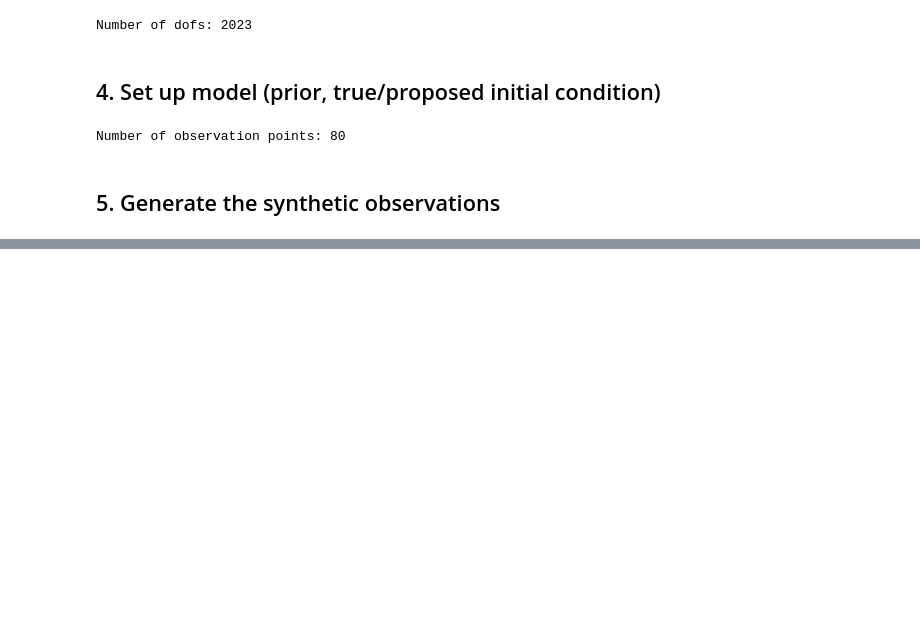
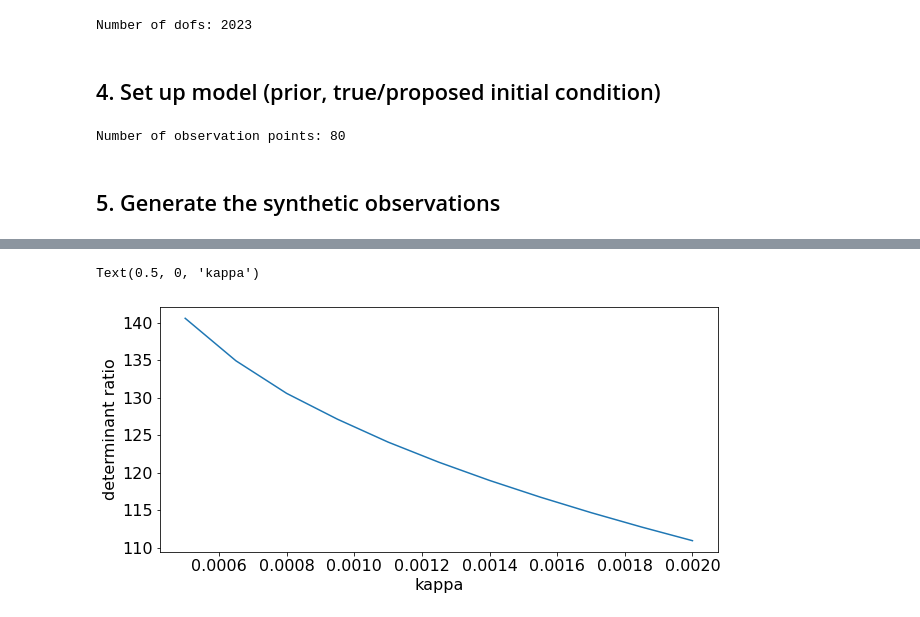
Before and after one commit to soniareilly/PDE_INLA, a Jupyter notebook: AdvectionDiffusionBayesian-INLA.ipynb, the cells around one changed output, grey strips where cells are left out. Cells and saved outputs as stored; diff of their text form; code cells hidden in the pictures; blank space fills up the shorter version.

```diff
--- a/AdvectionDiffusionBayesian-INLA.ipynb
+++ b/AdvectionDiffusionBayesian-INLA.ipynb
@@ -334,0 +452,8 @@ Converged in  2  iterations with final norm  0.00017405259570481212
+# %%
+plt.figure(figsize=(10,4.5))
+plt.plot(10**kap_range,det_ratios)
+plt.ylabel("determinant ratio")
+plt.xlabel("kappa")
+# %% [output]
+Text(0.5, 0, 'kappa')
+[figure, added]
```
Also changed, not shown: parts of 17 cells of this notebook.
